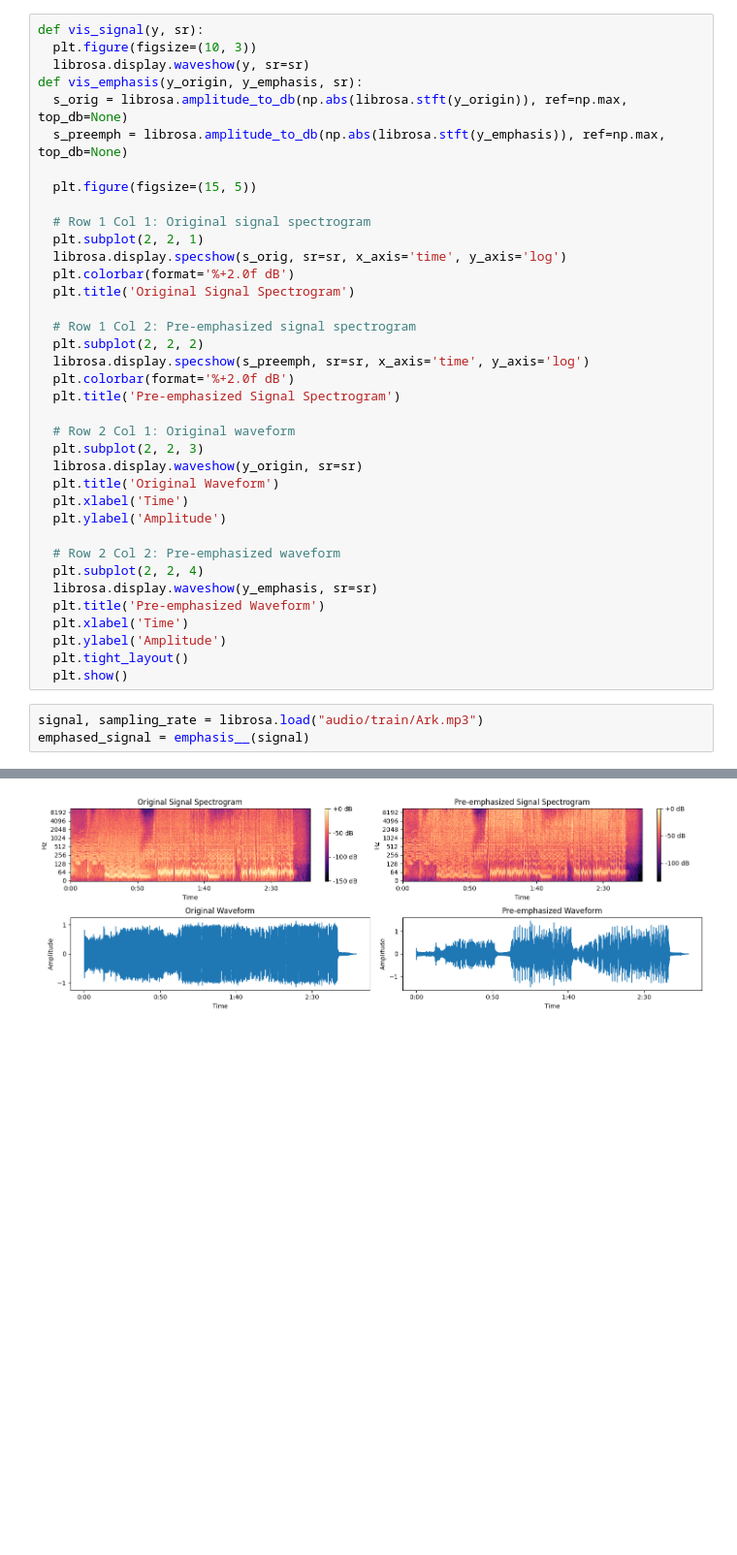
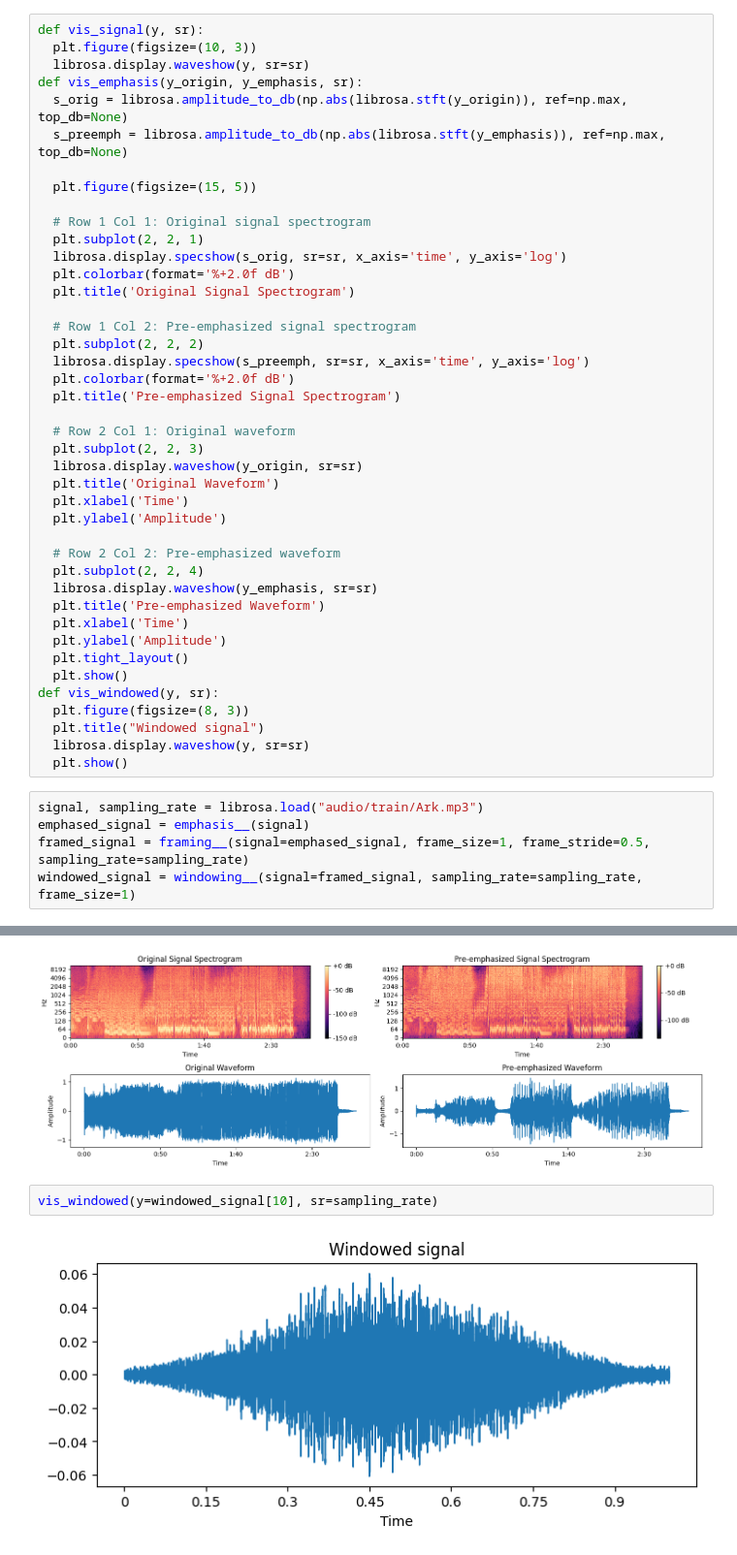
Before and after one commit to gdapriana/song-detection, a Jupyter notebook: visualize.ipynb, the cells around one changed output, grey strips where cells are left out. Shown at 97% size. Drawn from its saved outputs; the diff is of its cells as text; blank space fills up the shorter version.

Commit message:
visualize windowed signal

```diff
--- a/visualize.ipynb
+++ b/visualize.ipynb
@@ -41,9 +41,16 @@ def vis_emphasis(y_origin, y_emphasis, sr):
   plt.ylabel('Amplitude')
   plt.tight_layout()
   plt.show()
+def vis_windowed(y, sr):
+  plt.figure(figsize=(8, 3))
+  plt.title("Windowed signal")
+  librosa.display.waveshow(y, sr=sr)
+  plt.show()
 # %%
 signal, sampling_rate = librosa.load("audio/train/Ark.mp3")
 emphased_signal = emphasis__(signal)
+framed_signal = framing__(signal=emphased_signal, frame_size=1, frame_stride=0.5, sampling_rate=sampling_rate)
+windowed_signal = windowing__(signal=framed_signal, sampling_rate=sampling_rate, frame_size=1)
 # %% [markdown]
 # ORIGINAL SIGNAL
 # %%
@@ -56,3 +63,7 @@ vis_signal(y=signal, sr=sampling_rate)
 vis_emphasis(y_origin=signal, y_emphasis=emphased_signal, sr=sampling_rate)
 # %% [output]
 [figure]
+# %%
+vis_windowed(y=windowed_signal[10], sr=sampling_rate)
+# %% [output]
+[figure, added]
```
Also changed, not shown: parts of 1 cell of this notebook.
